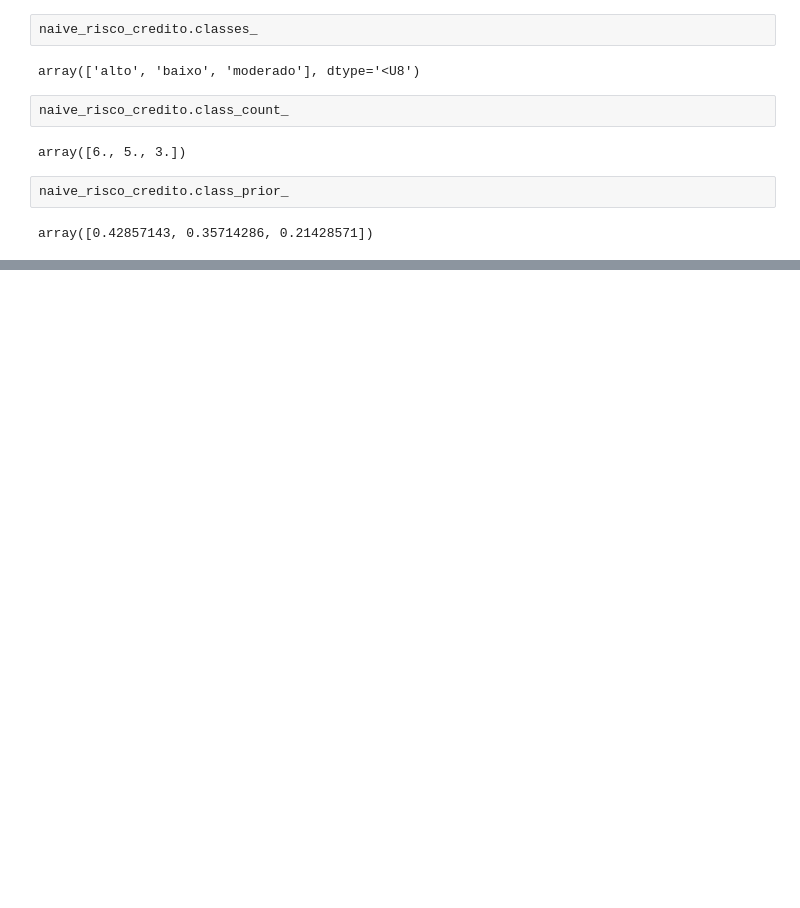
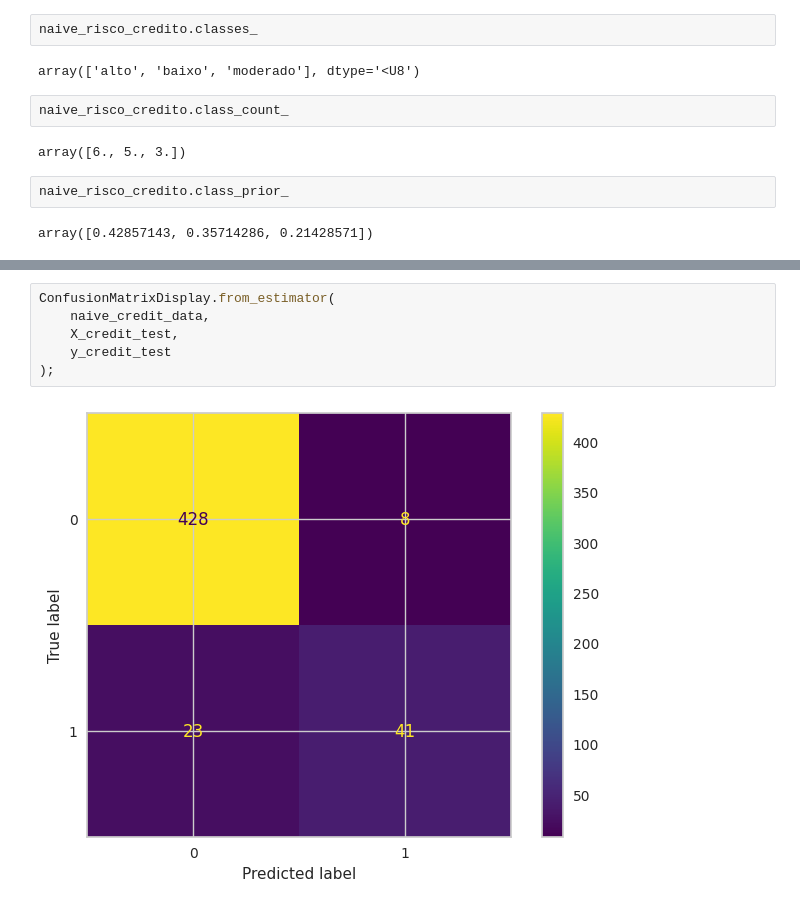
Before and after one commit to Joao-Inacio/Machine-Learning-e-Data-Science-com-Python, a Jupyter notebook: 0.2-aprendizagem-bayesiana/bayes.ipynb, the cells around one changed output, grey strips where cells are left out. Saved outputs shown, nothing was run; the diff lists cells and outputs as text; blank space fills up the shorter version.

```diff
--- a/0.2-aprendizagem-bayesiana/bayes.ipynb
+++ b/0.2-aprendizagem-bayesiana/bayes.ipynb
@@ -114,0 +180,8 @@ array([0.42857143, 0.35714286, 0.21428571])
+# %%
+ConfusionMatrixDisplay.from_estimator(
+    naive_credit_data,
+    X_credit_test,
+    y_credit_test
+);
+# %% [output]
+[figure, added]
```
Also changed, not shown: parts of 15 cells of this notebook.
